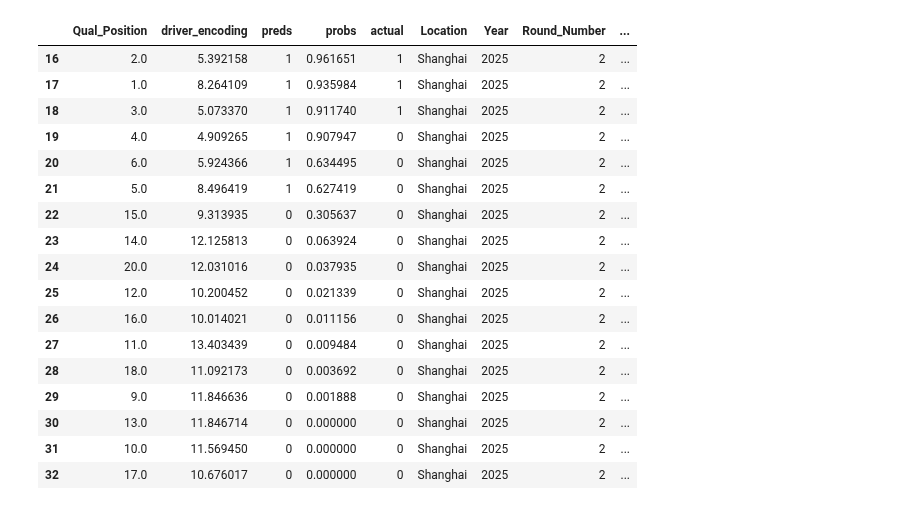
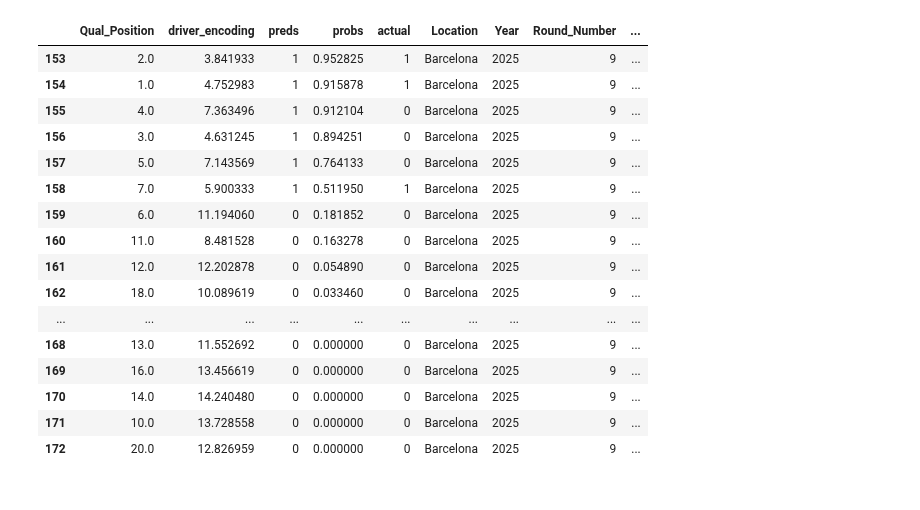
Before and after one commit to rohank36/f1, a Jupyter notebook: experiment.ipynb, the cells around one changed output. Saved outputs shown, nothing was run; the diff lists cells and outputs as text; code cells hidden in the pictures.

Commit message:
Added barcelona race to test data + wf analysis confirmed best model

```diff
--- a/experiment.ipynb
+++ b/experiment.ipynb
@@ -30,25 +30,24 @@ Dataset Shapes
 # %%
 #wf[(wf["Round_Number"]==7)]
-wf[(wf["Location"]=="Shanghai")]
+wf[(wf["Location"]=="Barcelona")]
 # %% [output]
 |  | Qual_Position | driver_encoding | preds | probs | actual | Location | Year | Round_Number | ... |
-| 16 | 2.0 | 5.392158 | 1 | 0.961651 | 1 | Shanghai | 2025 | 2 | ... |
-| 17 | 1.0 | 8.264109 | 1 | 0.935984 | 1 | Shanghai | 2025 | 2 | ... |
-| 18 | 3.0 | 5.073370 | 1 | 0.911740 | 1 | Shanghai | 2025 | 2 | ... |
-| 19 | 4.0 | 4.909265 | 1 | 0.907947 | 0 | Shanghai | 2025 | 2 | ... |
-| 20 | 6.0 | 5.924366 | 1 | 0.634495 | 0 | Shanghai | 2025 | 2 | ... |
-| 21 | 5.0 | 8.496419 | 1 | 0.627419 | 0 | Shanghai | 2025 | 2 | ... |
-| 22 | 15.0 | 9.313935 | 0 | 0.305637 | 0 | Shanghai | 2025 | 2 | ... |
-| 23 | 14.0 | 12.125813 | 0 | 0.063924 | 0 | Shanghai | 2025 | 2 | ... |
-| 24 | 20.0 | 12.031016 | 0 | 0.037935 | 0 | Shanghai | 2025 | 2 | ... |
-| 25 | 12.0 | 10.200452 | 0 | 0.021339 | 0 | Shanghai | 2025 | 2 | ... |
-| 26 | 16.0 | 10.014021 | 0 | 0.011156 | 0 | Shanghai | 2025 | 2 | ... |
-| 27 | 11.0 | 13.403439 | 0 | 0.009484 | 0 | Shanghai | 2025 | 2 | ... |
-| 28 | 18.0 | 11.092173 | 0 | 0.003692 | 0 | Shanghai | 2025 | 2 | ... |
-| 29 | 9.0 | 11.846636 | 0 | 0.001888 | 0 | Shanghai | 2025 | 2 | ... |
-| 30 | 13.0 | 11.846714 | 0 | 0.000000 | 0 | Shanghai | 2025 | 2 | ... |
-| 31 | 10.0 | 11.569450 | 0 | 0.000000 | 0 | Shanghai | 2025 | 2 | ... |
-| 32 | 17.0 | 10.676017 | 0 | 0.000000 | 0 | Shanghai | 2025 | 2 | ... |
+| 153 | 2.0 | 3.841933 | 1 | 0.952825 | 1 | Barcelona | 2025 | 9 | ... |
+| 154 | 1.0 | 4.752983 | 1 | 0.915878 | 1 | Barcelona | 2025 | 9 | ... |
+| 155 | 4.0 | 7.363496 | 1 | 0.912104 | 0 | Barcelona | 2025 | 9 | ... |
+| 156 | 3.0 | 4.631245 | 1 | 0.894251 | 0 | Barcelona | 2025 | 9 | ... |
+| 157 | 5.0 | 7.143569 | 1 | 0.764133 | 0 | Barcelona | 2025 | 9 | ... |
+| 158 | 7.0 | 5.900333 | 1 | 0.511950 | 1 | Barcelona | 2025 | 9 | ... |
+| 159 | 6.0 | 11.194060 | 0 | 0.181852 | 0 | Barcelona | 2025 | 9 | ... |
+| 160 | 11.0 | 8.481528 | 0 | 0.163278 | 0 | Barcelona | 2025 | 9 | ... |
+| 161 | 12.0 | 12.202878 | 0 | 0.054890 | 0 | Barcelona | 2025 | 9 | ... |
+| 162 | 18.0 | 10.089619 | 0 | 0.033460 | 0 | Barcelona | 2025 | 9 | ... |
+| ... | ... | ... | ... | ... | ... | ... | ... | ... | ... |
+| 168 | 13.0 | 11.552692 | 0 | 0.000000 | 0 | Barcelona | 2025 | 9 | ... |
+| 169 | 16.0 | 13.456619 | 0 | 0.000000 | 0 | Barcelona | 2025 | 9 | ... |
+| 170 | 14.0 | 14.240480 | 0 | 0.000000 | 0 | Barcelona | 2025 | 9 | ... |
+| 171 | 10.0 | 13.728558 | 0 | 0.000000 | 0 | Barcelona | 2025 | 9 | ... |
+| 172 | 20.0 | 12.826959 | 0 | 0.000000 | 0 | Barcelona | 2025 | 9 | ... |
 # %%
 wf_get_topk_acc(wf)
 # %% [output]
```
Also changed, not shown: parts of 3 cells of this notebook, 3 other files.
